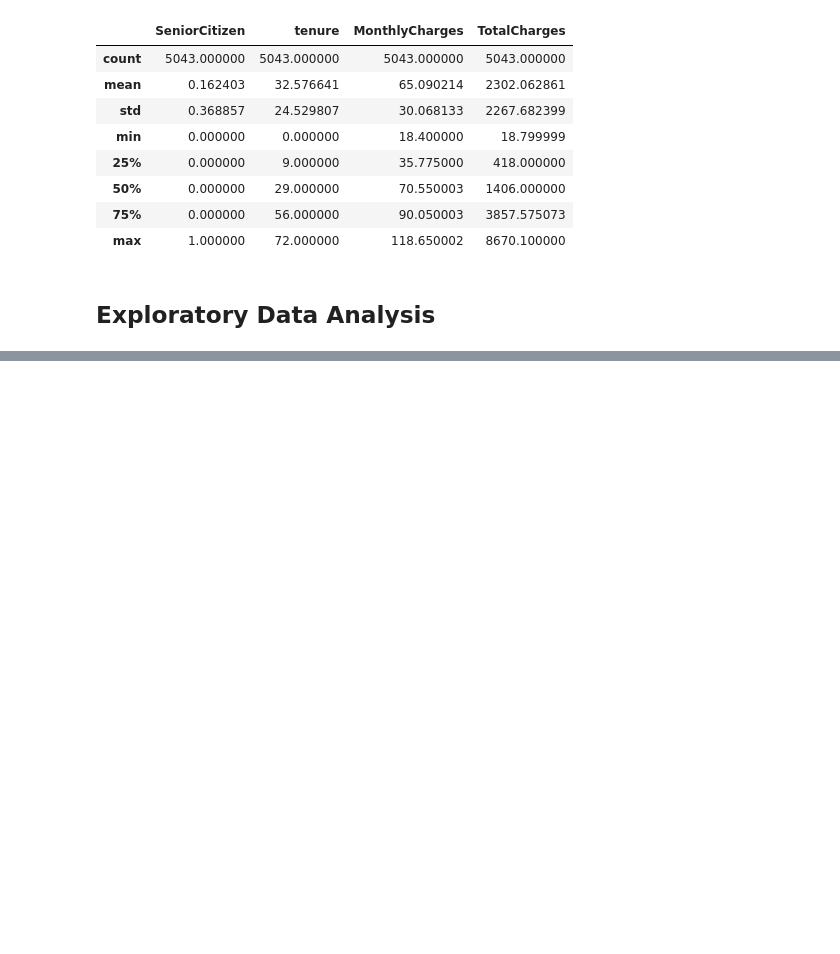
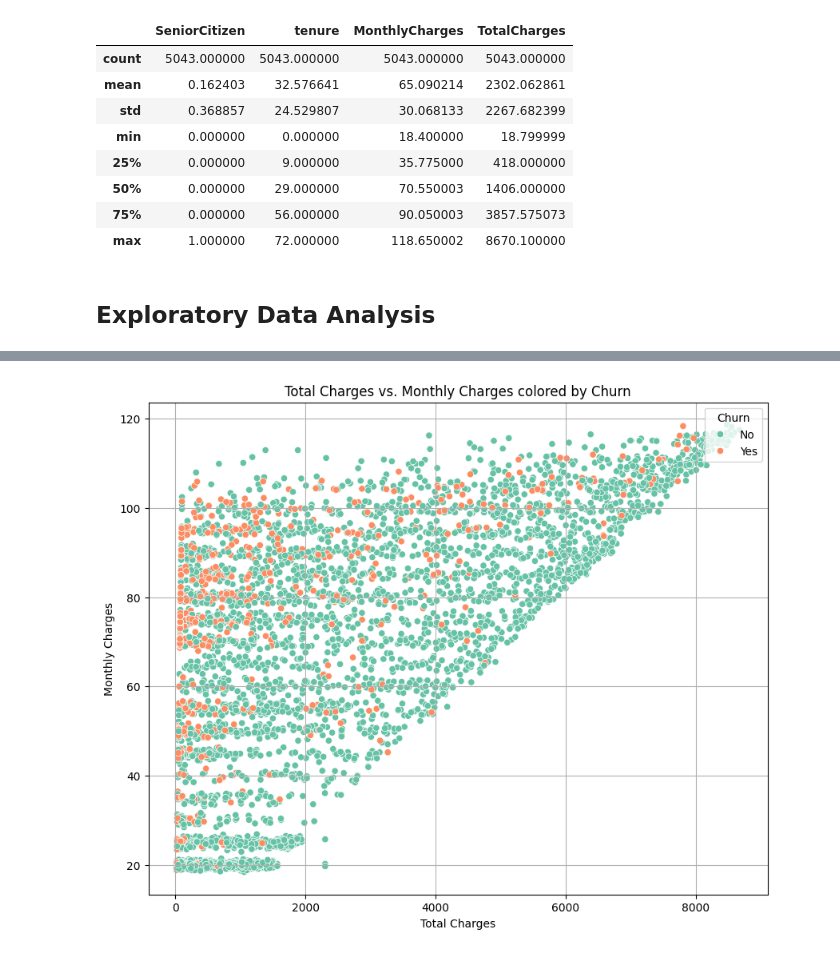
Before and after one commit to Cynthiachelangat/customer-churn, a Jupyter notebook: churn.ipynb, the cells around one changed output, grey strips where cells are left out. Saved outputs shown, nothing was run; the diff lists cells and outputs as text; code cells hidden in the pictures; blank space fills up the shorter version.

```diff
--- a/churn.ipynb
+++ b/churn.ipynb
@@ -395,0 +286,12 @@ plt.show()
+# %%
+# Example scatter plot with seaborn
+plt.figure(figsize=(10, 8))
+sns.scatterplot(data=mergedTrain_data, x='TotalCharges', y='MonthlyCharges', hue='Churn', palette='Set2')
+plt.title('Total Charges vs. Monthly Charges colored by Churn')
+plt.xlabel('Total Charges')
+plt.ylabel('Monthly Charges')
+plt.legend(title='Churn', loc='upper right')
+plt.grid(True)
+plt.show()
+# %% [output]
+[figure, added]
```
Also changed, not shown: parts of 21 cells of this notebook, 2 other files.
